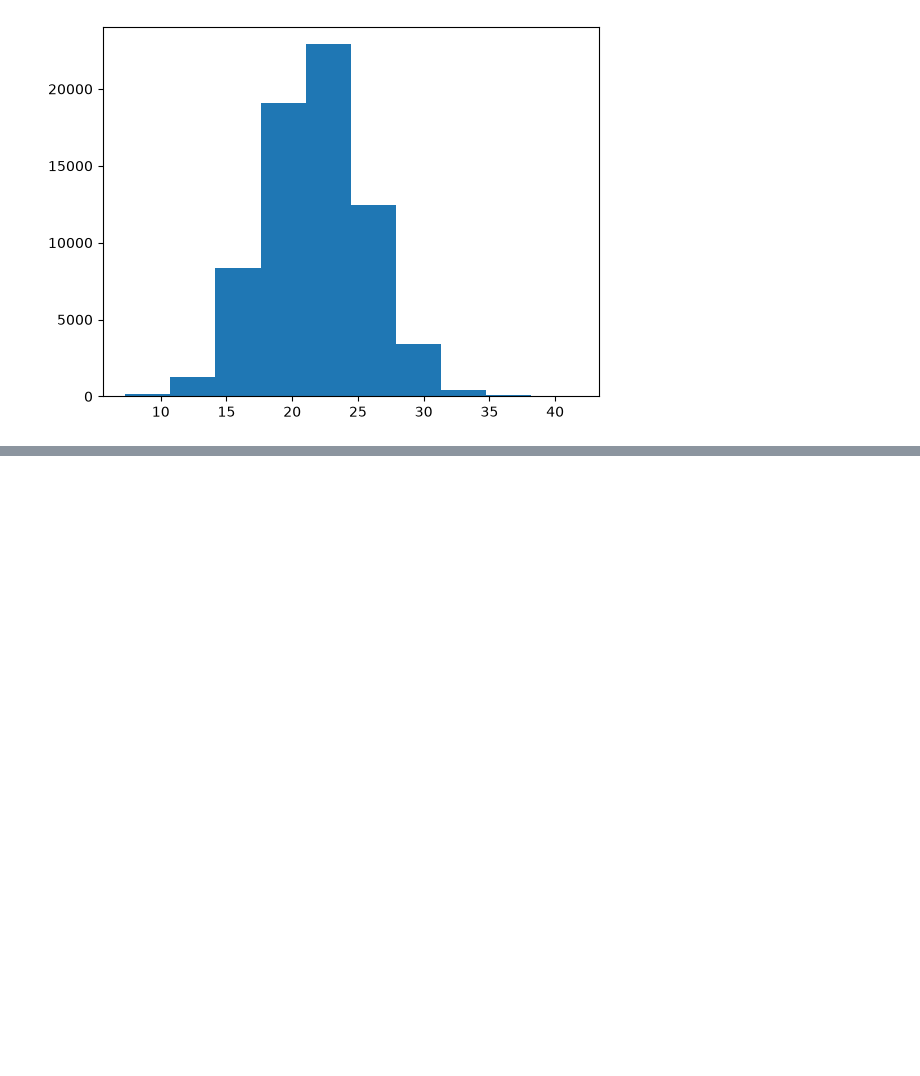
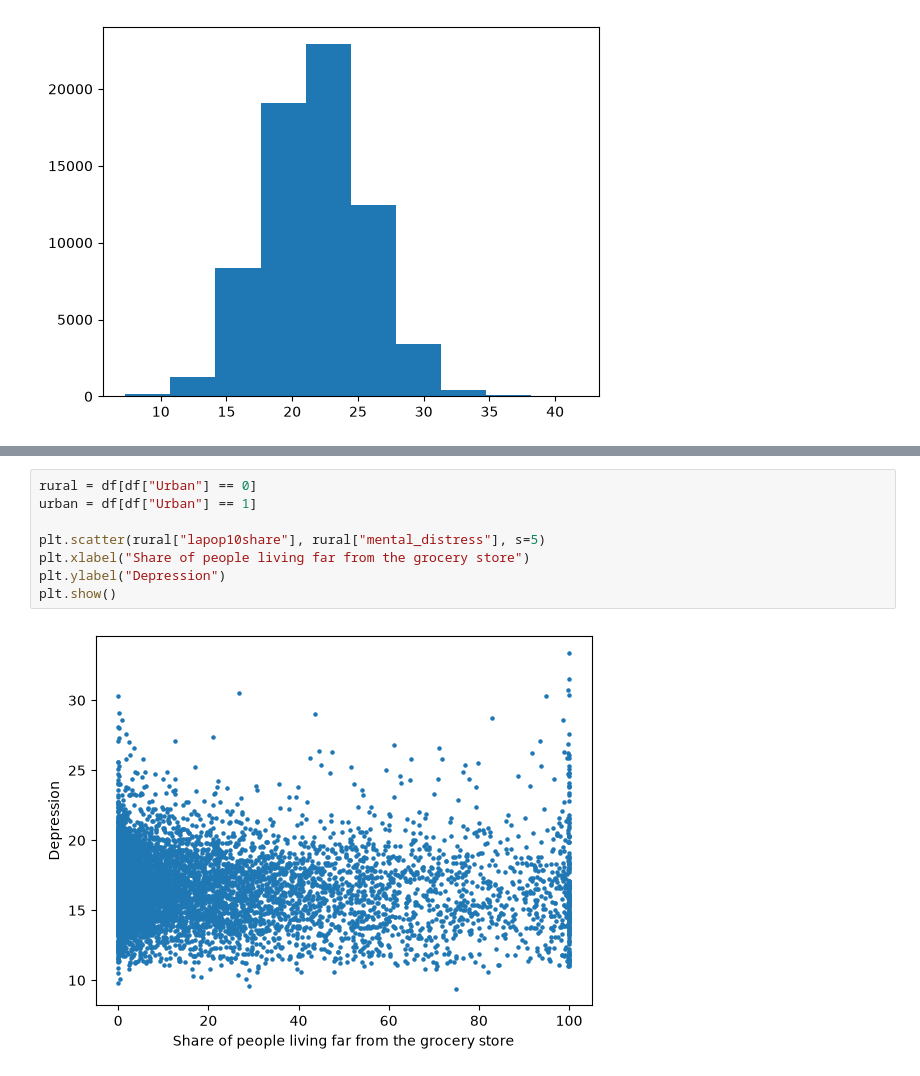
Before and after one commit to kao027/cs1090a-project, a Jupyter notebook: eda_khadijah.ipynb, the cells around one changed output, grey strips where cells are left out. Saved outputs shown, nothing was run; the diff lists cells and outputs as text; blank space fills up the shorter version.

```diff
--- a/eda_khadijah.ipynb
+++ b/eda_khadijah.ipynb
@@ -43,0 +78,10 @@ plt.hist(df["depression"])
+# %%
+rural = df[df["Urban"] == 0]
+urban = df[df["Urban"] == 1]
+
+plt.scatter(rural["lapop10share"], rural["mental_distress"], s=5)
+plt.xlabel("Share of people living far from the grocery store")
+plt.ylabel("Depression")
+plt.show()
+# %% [output]
+[figure, added]
```
Also changed, not shown: parts of 9 cells of this notebook.
